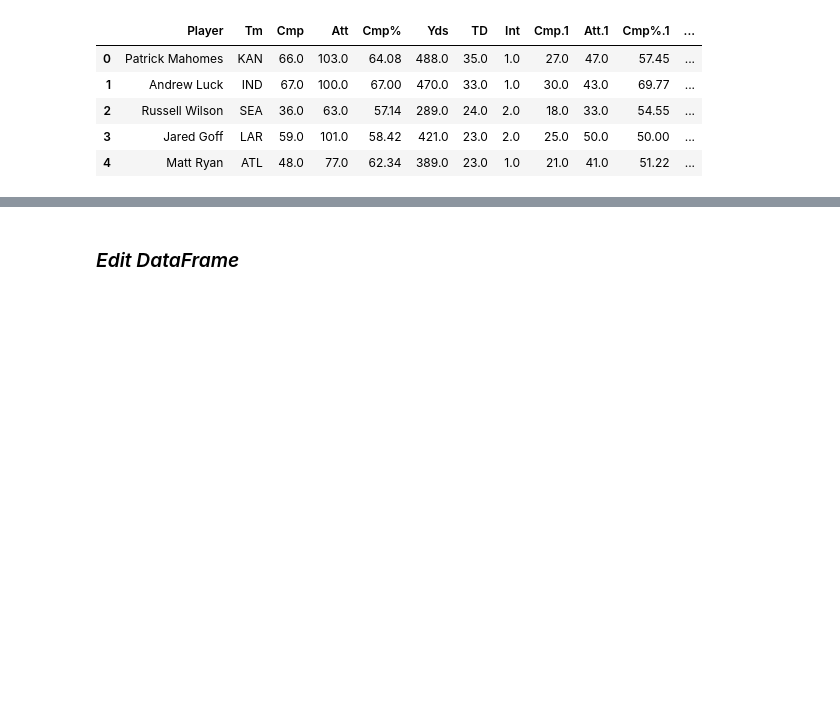
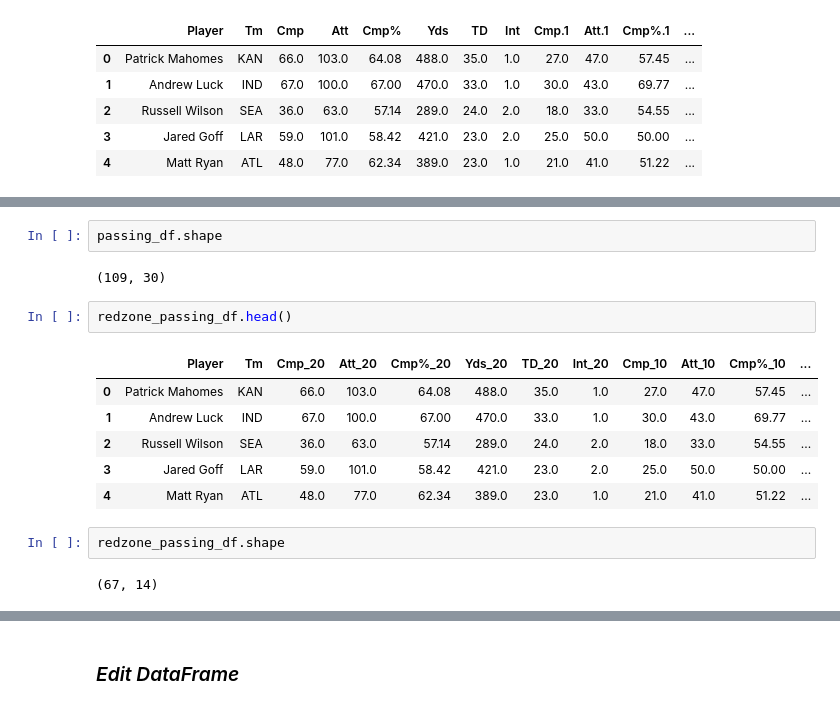
Before and after one commit to Jearny58/projects, a Jupyter notebook: fantasy-football/data_wrangling-playground.ipynb, the cells around one changed output, grey strips where cells are left out. Saved outputs shown, nothing was run; the diff lists cells and outputs as text; blank space fills up the shorter version.

```diff
--- a/fantasy-football/data_wrangling-playground.ipynb
+++ b/fantasy-football/data_wrangling-playground.ipynb
@@ -119,0 +176,17 @@ redzone_passing_df = redzone_passing_df.drop(labels='Link', axis=1); redzone_pas
+# %%
+passing_df.shape
+# %% [output]
+(109, 30)
+# %%
+redzone_passing_df.head()
+# %% [output]
+|  | Player | Tm | Cmp_20 | Att_20 | Cmp%_20 | Yds_20 | TD_20 | Int_20 | Cmp_10 | Att_10 | Cmp%_10 | ... |
+| 0 | Patrick Mahomes | KAN | 66.0 | 103.0 | 64.08 | 488.0 | 35.0 | 1.0 | 27.0 | 47.0 | 57.45 | ... |
+| 1 | Andrew Luck | IND | 67.0 | 100.0 | 67.00 | 470.0 | 33.0 | 1.0 | 30.0 | 43.0 | 69.77 | ... |
+| 2 | Russell Wilson | SEA | 36.0 | 63.0 | 57.14 | 289.0 | 24.0 | 2.0 | 18.0 | 33.0 | 54.55 | ... |
+| 3 | Jared Goff | LAR | 59.0 | 101.0 | 58.42 | 421.0 | 23.0 | 2.0 | 25.0 | 50.0 | 50.00 | ... |
+| 4 | Matt Ryan | ATL | 48.0 | 77.0 | 62.34 | 389.0 | 23.0 | 1.0 | 21.0 | 41.0 | 51.22 | ... |
+# %%
+redzone_passing_df.shape
+# %% [output]
+(67, 14)
```
Also changed, not shown: parts of 26 cells of this notebook.
